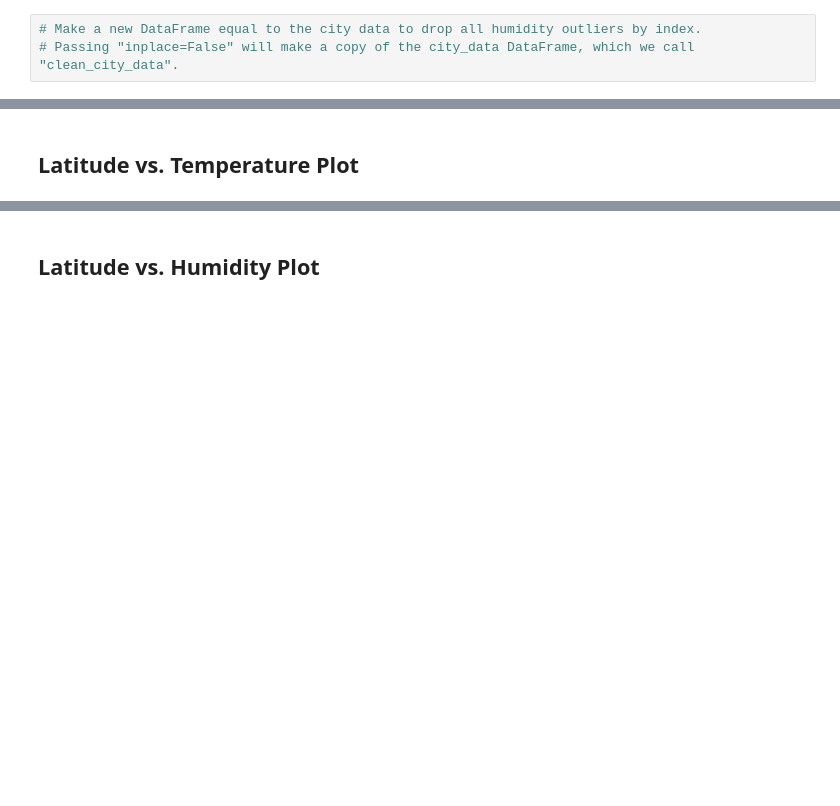
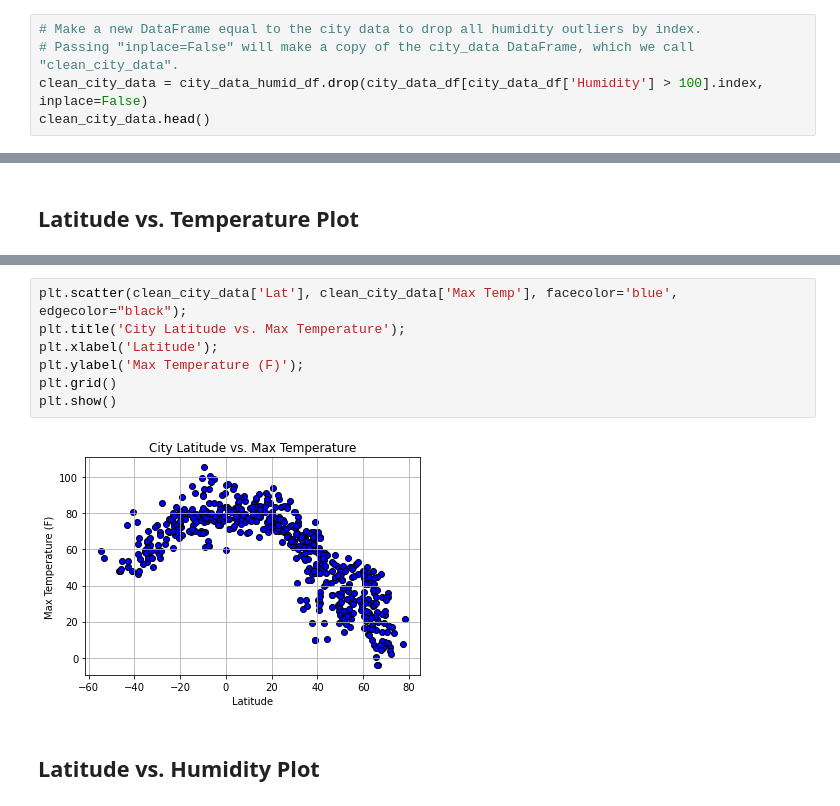
Before and after one commit to MikeEjike/Python-api-challenge, a Jupyter notebook: starter_code/WeatherPy.ipynb, the cells around one changed output, grey strips where cells are left out. Cells and saved outputs as stored; diff of their text form; blank space fills up the shorter version.

```diff
--- a/starter_code/WeatherPy.ipynb
+++ b/starter_code/WeatherPy.ipynb
@@ -182,5 +184,7 @@ Int64Index([], dtype='int64')
 # %%
 # Make a new DataFrame equal to the city data to drop all humidity outliers by index.
 # Passing "inplace=False" will make a copy of the city_data DataFrame, which we call "clean_city_data".
+clean_city_data = city_data_humid_df.drop(city_data_df[city_data_df['Humidity'] > 100].index, inplace=False)
+clean_city_data.head()
 # %% [output]
 |  | City | Lat | Lng | Max Temp | Humidity | Cloudiness | Wind Speed | Country | Date |
@@ -214,2 +202,11 @@ Int64Index([], dtype='int64')
+# %%
+plt.scatter(clean_city_data['Lat'], clean_city_data['Max Temp'], facecolor='blue', edgecolor="black");
+plt.title('City Latitude vs. Max Temperature');
+plt.xlabel('Latitude');
+plt.ylabel('Max Temperature (F)');
+plt.grid()
+plt.show()
+# %% [output]
+[figure, added]
 # %% [markdown]
 ## Latitude vs. Humidity Plot
```
Also changed, not shown: parts of 36 cells of this notebook, 2 other files.
